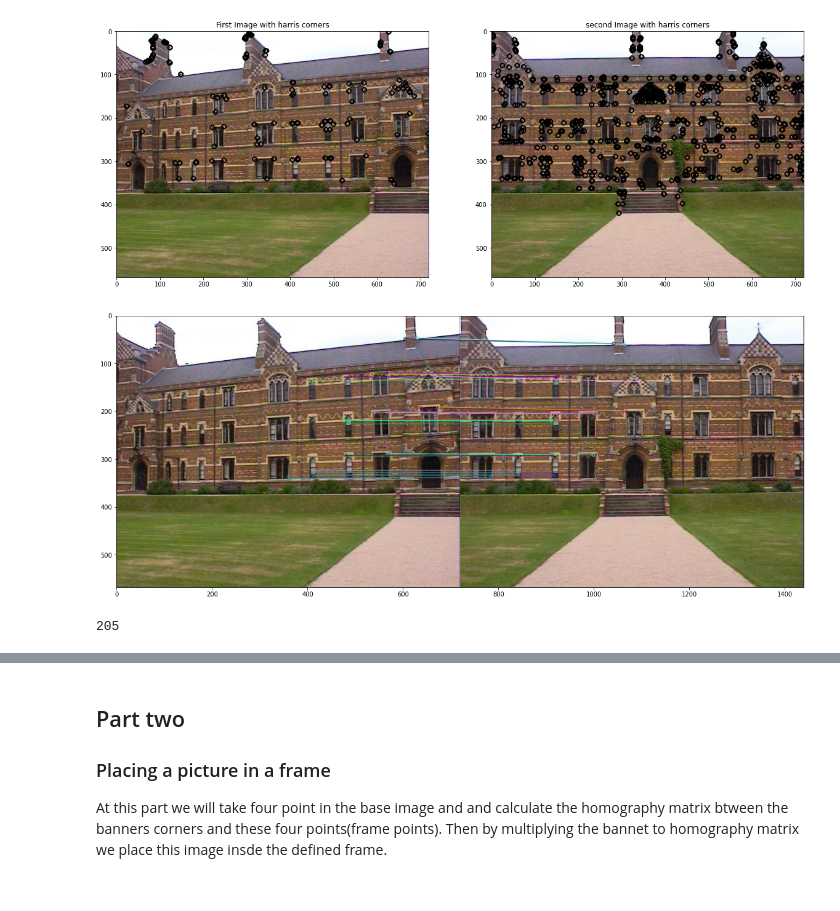
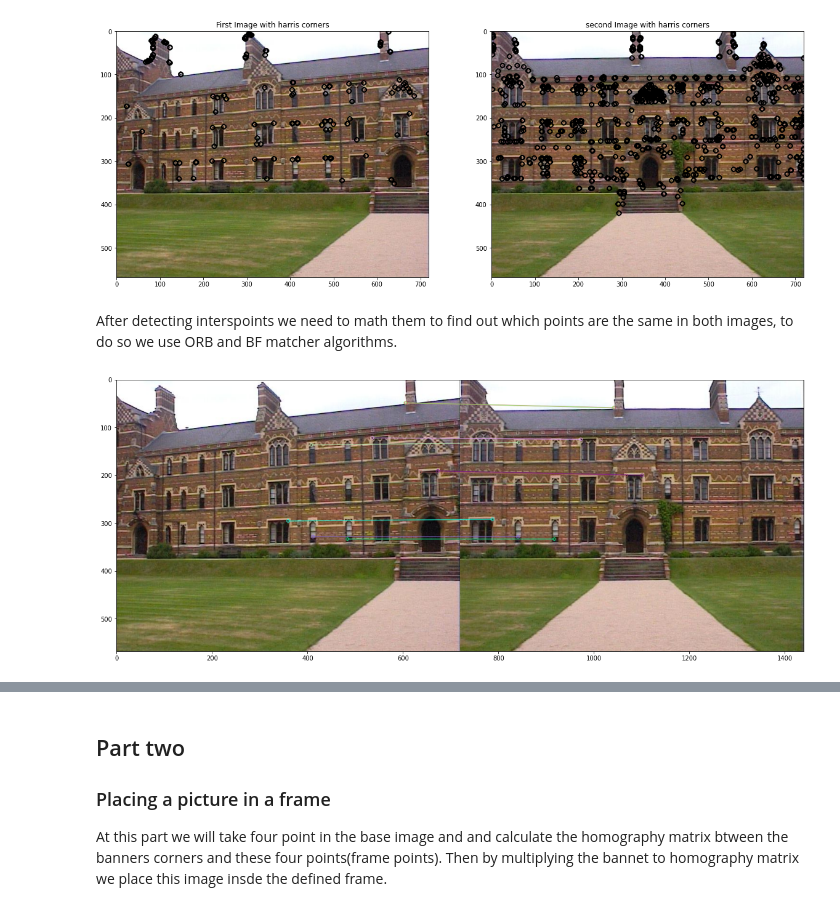
Before and after one commit to mralinp/computer-vision-992, a Jupyter notebook: project/homography-matrix.ipynb, the cells around one changed output, grey strips where cells are left out. Cells and saved outputs as stored; diff of their text form; code cells hidden in the pictures.

```diff
--- a/project/homography-matrix.ipynb
+++ b/project/homography-matrix.ipynb
@@ -86,25 +83,24 @@ plt.imshow(img2_cpy, cmap="gray")
 plt.show()
 # %% [output]
 [figure]
+# %% [markdown]
+After detecting interspoints we need to math them to find out which points are the same in both images, to do so we use ORB and BF matcher algorithms.
 # %%
 # Initiate ORB detector
 orb = cv.ORB_create()
 # find the keypoints and descriptors with ORB
 kp1, des1 = orb.detectAndCompute(img1,None)
 kp2, des2 = orb.detectAndCompute(img2,None)
+# create BFMatcher object
 bf = cv.BFMatcher(cv.NORM_HAMMING, crossCheck=True)
 # Match descriptors.
 matches = bf.match(des1,des2)
 # Sort them in the order of their distance.
 matches = sorted(matches, key = lambda x:x.distance)
 # Draw first 10 matches.
-img3 = cv.drawMatches(img1,kp1,img2,kp2,matches[:30],None,flags=cv.DrawMatchesFlags_NOT_DRAW_SINGLE_POINTS)
+img3 = cv.drawMatches(img1,kp1,img2,kp2,matches[:10],None,flags=cv.DrawMatchesFlags_NOT_DRAW_SINGLE_POINTS)
 plt.figure(figsize=(20,20))
 plt.imshow(img3)
 plt.show()
 # %% [output]
-[figure, old version]
+[figure, new version]
-# %%
-print(len(matches))
-# %% [output]
-205
```
Also changed, not shown: parts of 6 cells of this notebook, 2 other files.
